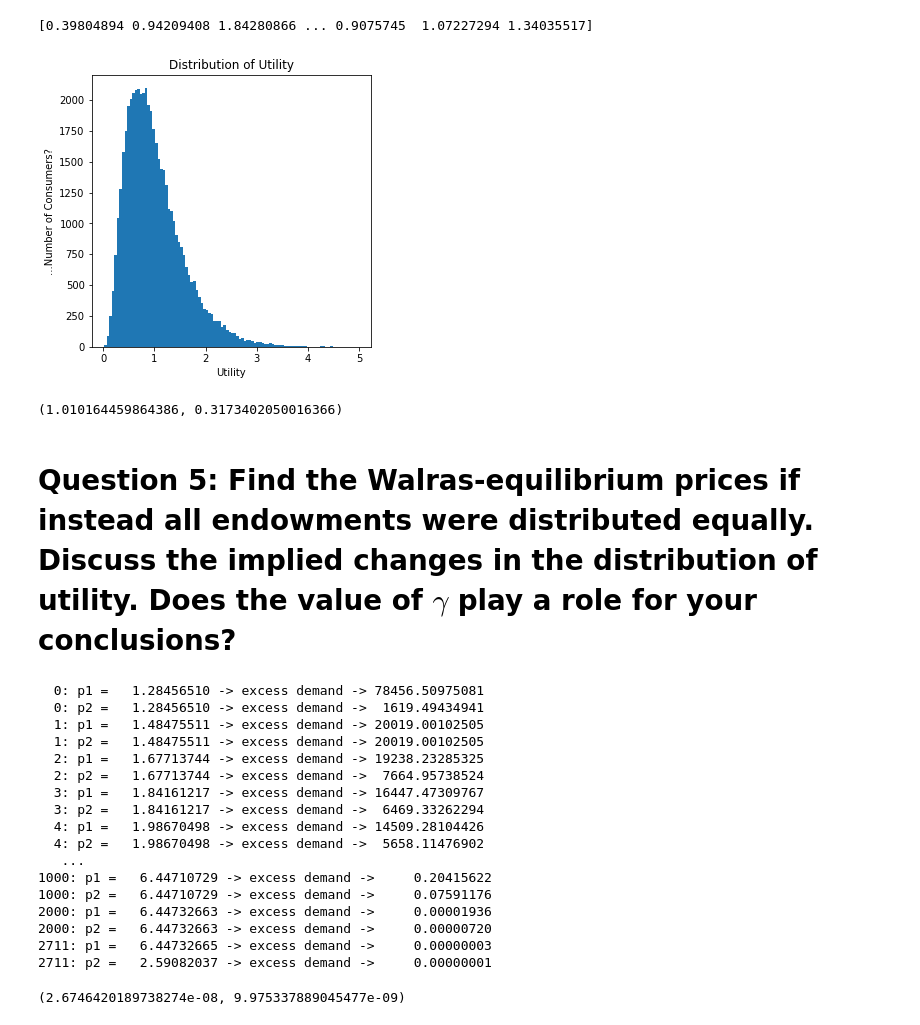
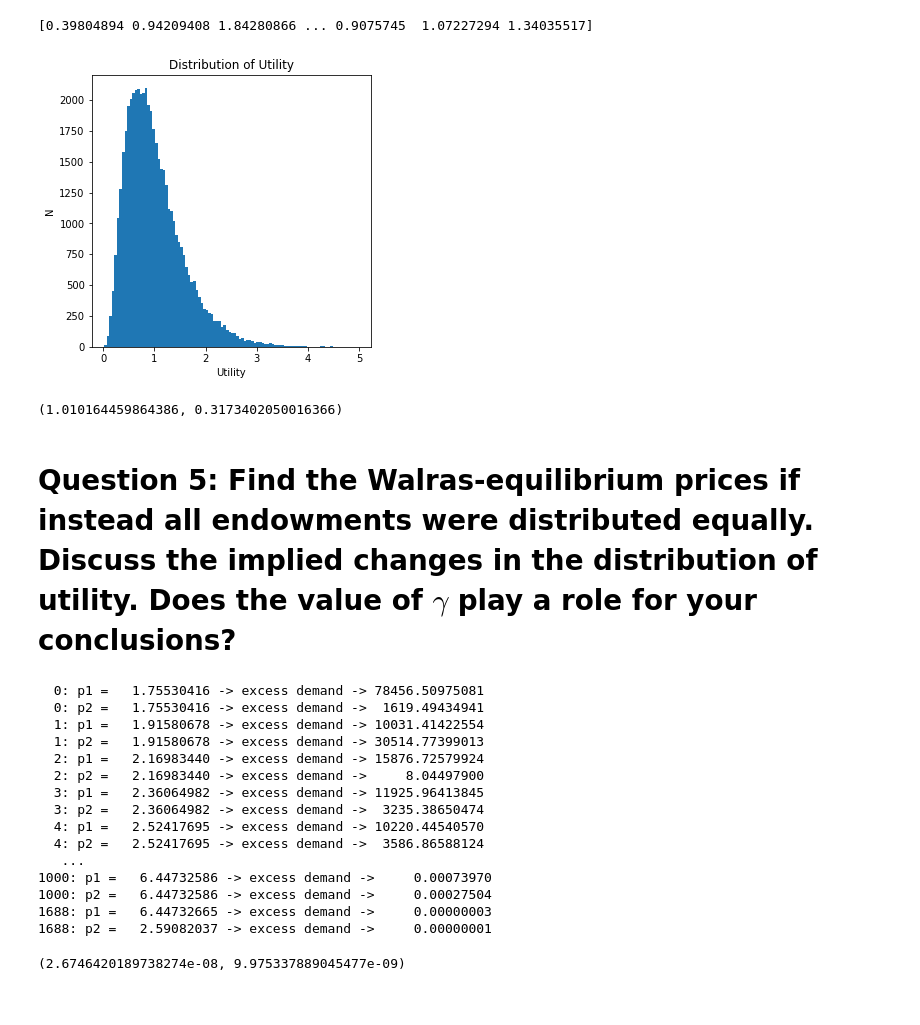
Before and after one commit to NumEconCopenhagen/projects-2019-tba, a Jupyter notebook: examproject/examproject/exam_2019_B.ipynb, the cells around one changed output. Cells and saved outputs as stored; diff of their text form; code cells hidden in the pictures.

```diff
--- a/examproject/examproject/exam_2019_B.ipynb
+++ b/examproject/examproject/exam_2019_B.ipynb
@@ -548,15 +526,16 @@ print(utility_vec_EE)
 # %% [output]
 [0.39804894 0.94209408 1.84280866 ... 0.9075745  1.07227294 1.34035517]
 # %%
+#plotting the distribution of utility as histogram (visualising the distribution)
 fig_distr_utility = plt.figure(figsize=(5,5))
 
 plt.hist(utility_vec_EE, bins=100) #100 bins means grouping into 100 sections between 0 and 1
 plt.title("Distribution of Utility")
 plt.xlabel("Utility")
-plt.ylabel("...Number of Consumers?")
+plt.ylabel("N") # N refers to the number of consumers
 plt.show()
 # %% [output]
-[figure, old version]
+[figure, new version]
 # %%
 #mean
 mean = np.mean(utility_vec_EE)
@@ -568,5 +547,5 @@ mean, var
 # %% [output]
 (1.010164459864386, 0.3173402050016366)
 # %% [markdown]
-# **Question 5:** Find the Walras-equilibrium prices if instead all endowments were distributed equally. Discuss the implied changes in the distribution of utility. Does the value of $\gamma$ play a role for your conclusions?
+# Question 5: Find the Walras-equilibrium prices if instead all endowments were distributed equally. Discuss the implied changes in the distribution of utility. Does the value of $\gamma$ play a role for your conclusions?
 # %%
@@ -607,29 +597,24 @@ def equilibrium_EE(betas,p1,p2,e1,e2,e3,kappa=0.8,eps=1e-8,maxiter=50000):
     return p1, p2
 # %%
 # call find equilibrium function
-p1 = 0.5
-p2 = 0.5
-kappa = 0.5
-eps = 1e-8
+
 p1, p2 = equilibrium_EE(betas,p1,p2,e1,e2,e3,kappa=kappa,eps=eps)
 # %% [output]
-  0: p1 =   1.28456510 -> excess demand -> 78456.50975081
-  0: p2 =   1.28456510 -> excess demand ->  1619.49434941
-  1: p1 =   1.48475511 -> excess demand -> 20019.00102505
-  1: p2 =   1.48475511 -> excess demand -> 20019.00102505
-  2: p1 =   1.67713744 -> excess demand -> 19238.23285325
-  2: p2 =   1.67713744 -> excess demand ->  7664.95738524
-  3: p1 =   1.84161217 -> excess demand -> 16447.47309767
-  3: p2 =   1.84161217 -> excess demand ->  6469.33262294
-  4: p1 =   1.98670498 -> excess demand -> 14509.28104426
-  4: p2 =   1.98670498 -> excess demand ->  5658.11476902
+  0: p1 =   1.75530416 -> excess demand -> 78456.50975081
+  0: p2 =   1.75530416 -> excess demand ->  1619.49434941
+  1: p1 =   1.91580678 -> excess demand -> 10031.41422554
+  1: p2 =   1.91580678 -> excess demand -> 30514.77399013
+  2: p1 =   2.16983440 -> excess demand -> 15876.72579924
+  2: p2 =   2.16983440 -> excess demand ->     8.04497900
+  3: p1 =   2.36064982 -> excess demand -> 11925.96413845
+  3: p2 =   2.36064982 -> excess demand ->  3235.38650474
+  4: p1 =   2.52417695 -> excess demand -> 10220.44540570
+  4: p2 =   2.52417695 -> excess demand ->  3586.86588124
    ...
-1000: p1 =   6.44710729 -> excess demand ->     0.20415622
-1000: p2 =   6.44710729 -> excess demand ->     0.07591176
-2000: p1 =   6.44732663 -> excess demand ->     0.00001936
-2000: p2 =   6.44732663 -> excess demand ->     0.00000720
-2711: p1 =   6.44732665 -> excess demand ->     0.00000003
-2711: p2 =   2.59082037 -> excess demand ->     0.00000001
+1000: p1 =   6.44732586 -> excess demand ->     0.00073970
+1000: p2 =   6.44732586 -> excess demand ->     0.00027504
+1688: p1 =   6.44732665 -> excess demand ->     0.00000003
+1688: p2 =   2.59082037 -> excess demand ->     0.00000001
 # %%
 Z1, Z2
 # %% [output]
```
Also changed, not shown: parts of 11 cells of this notebook.
